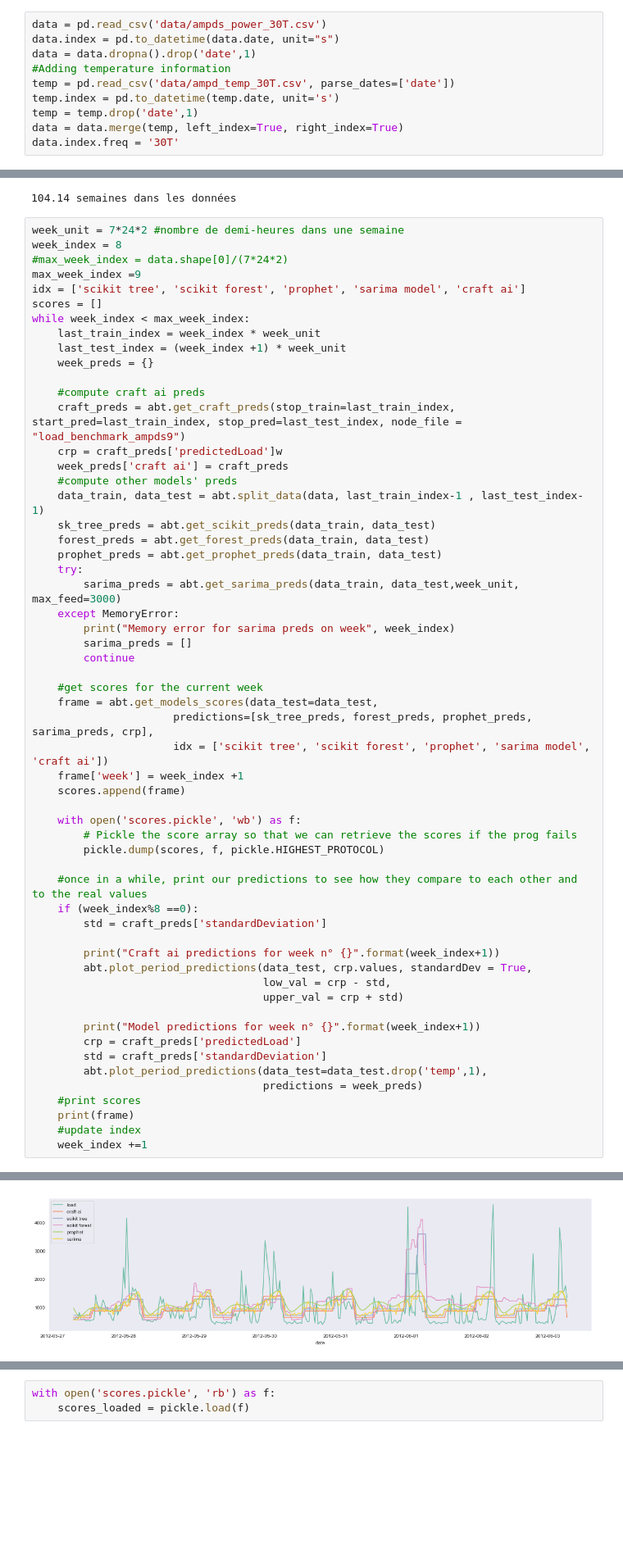
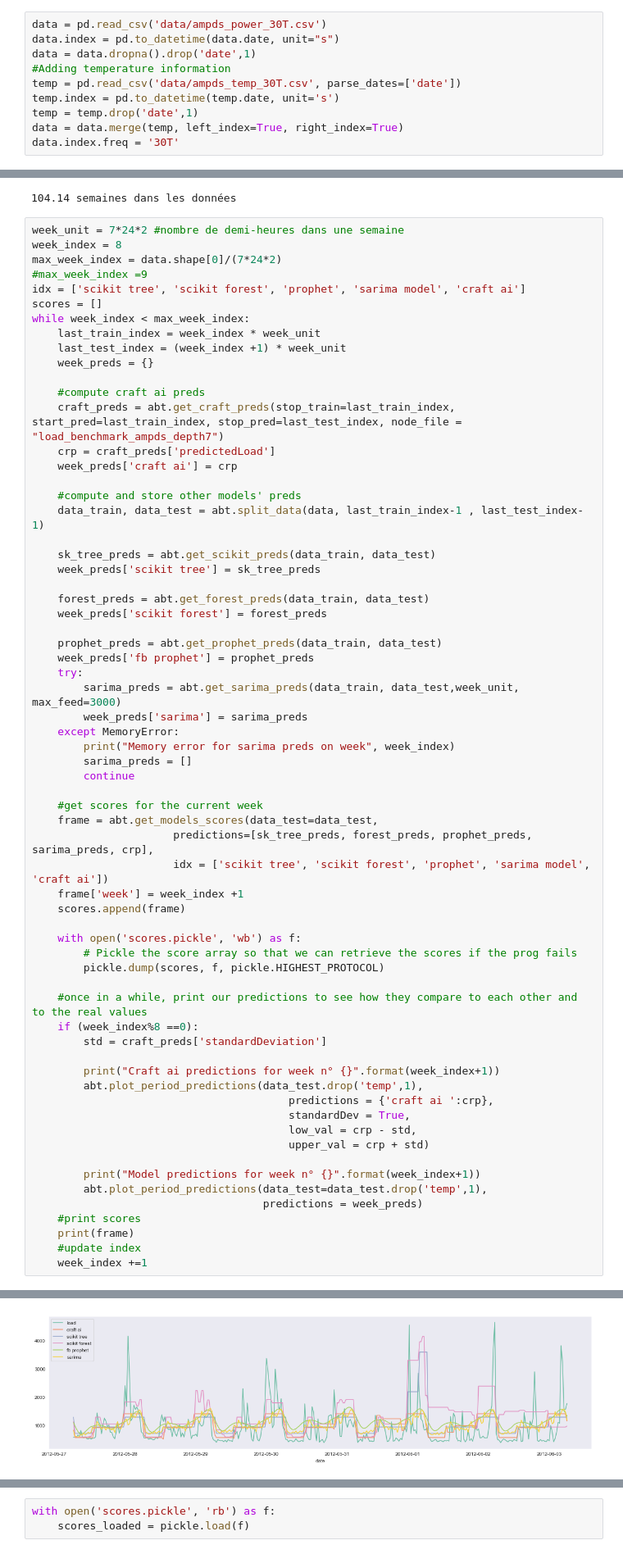
Before and after one commit to craft-ai/craft-ai-kit-energy, a Jupyter notebook: benchmark/ampds_final_benchmark.ipynb, the cells around one changed output, grey strips where cells are left out. Shown at 82% size. Drawn from its saved outputs; the diff is of its cells as text; blank space fills up the shorter version.

Commit message:
end results on depth bench, first results on final benchmark

```diff
--- a/benchmark/ampds_final_benchmark.ipynb
+++ b/benchmark/ampds_final_benchmark.ipynb
@@ -23,7 +23,7 @@ data = pd.read_csv('data/ampds_power_30T.csv')
 data.index = pd.to_datetime(data.date, unit="s")
 data = data.dropna().drop('date',1)
 #Adding temperature information
-temp = pd.read_csv('data/ampd_temp_30T.csv', parse_dates=['date'])
+temp = pd.read_csv('data/ampds_temp_30T.csv', parse_dates=['date'])
 temp.index = pd.to_datetime(temp.date, unit='s')
 temp = temp.drop('date',1)
 data = data.merge(temp, left_index=True, right_index=True)
@@ -50,8 +50,8 @@ print('{} semaines dans les données'.format(round((data.index[-1] - data.index[
 # %%
 week_unit = 7*24*2 #nombre de demi-heures dans une semaine
 week_index = 8
-#max_week_index = data.shape[0]/(7*24*2)
-max_week_index =9
+max_week_index = data.shape[0]/(7*24*2)
+#max_week_index =9
 idx = ['scikit tree', 'scikit forest', 'prophet', 'sarima model', 'craft ai']
 scores = []
 while week_index < max_week_index:
@@ -60,16 +60,24 @@ while week_index < max_week_index:
     week_preds = {}
 
     #compute craft ai preds
-    craft_preds = abt.get_craft_preds(stop_train=last_train_index, start_pred=last_train_index, stop_pred=last_test_index, node_file = "load_benchmark_ampds9")
-    crp = craft_preds['predictedLoad']w
-    week_preds['craft ai'] = craft_preds
-    #compute other models' preds
+    craft_preds = abt.get_craft_preds(stop_train=last_train_index, start_pred=last_train_index, stop_pred=last_test_index, node_file = "load_benchmark_ampds_depth7")
+    crp = craft_preds['predictedLoad']
+    week_preds['craft ai'] = crp
+
+    #compute and store other models' preds
     data_train, data_test = abt.split_data(data, last_train_index-1 , last_test_index-1)
+
     sk_tree_preds = abt.get_scikit_preds(data_train, data_test)
+    week_preds['scikit tree'] = sk_tree_preds
+
     forest_preds = abt.get_forest_preds(data_train, data_test)
+    week_preds['scikit forest'] = forest_preds
+
     prophet_preds = abt.get_prophet_preds(data_train, data_test)
+    week_preds['fb prophet'] = prophet_preds
     try:
         sarima_preds = abt.get_sarima_preds(data_train, data_test,week_unit, max_feed=3000)
+        week_preds['sarima'] = sarima_preds
     except MemoryError:
         print("Memory error for sarima preds on week", week_index)
         sarima_preds = []
@@ -91,13 +99,13 @@ while week_index < max_week_index:
         std = craft_preds['standardDeviation']
 
         print("Craft ai predictions for week n° {}".format(week_index+1))
-        abt.plot_period_predictions(data_test, crp.values, standardDev = True,
-                                    low_val = crp - std,
-                                    upper_val = crp + std)
+        abt.plot_period_predictions(data_test.drop('temp',1),
+                                        predictions = {'craft ai ':crp},
+                                        standardDev = True,
+                                        low_val = crp - std,
+                                        upper_val = crp + std)
 
         print("Model predictions for week n° {}".format(week_index+1))
-        crp = craft_preds['predictedLoad']
-        std = craft_preds['standardDeviation']
         abt.plot_period_predictions(data_test=data_test.drop('temp',1),
                                     predictions = week_preds)
     #print scores
@@ -110,2 +118,2 @@ Craft ai predictions for week n° 9
 Model predictions for week n° 9
-[figure, old version]
+[figure, new version]
```
Also changed, not shown: parts of 2 cells of this notebook, 1 other file.
